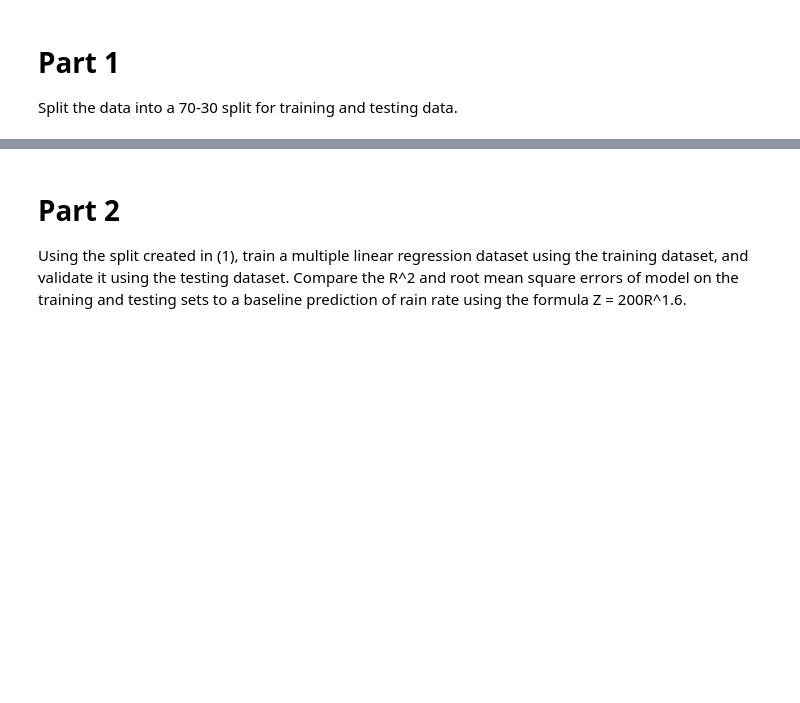
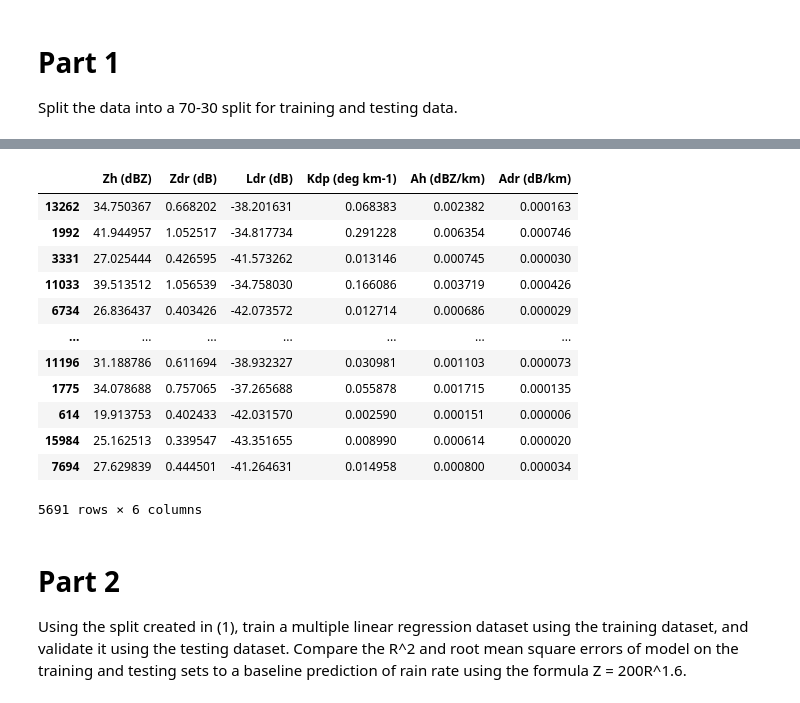
Before and after one commit to atmsillinois/machine-learning-1-scmeghana, a Jupyter notebook: Assignment_5.ipynb, the cells around one changed output, grey strips where cells are left out. Saved outputs shown, nothing was run; the diff lists cells and outputs as text; code cells hidden in the pictures; blank space fills up the shorter version.

```diff
--- a/Assignment_5.ipynb
+++ b/Assignment_5.ipynb
@@ -26,3 +73,19 @@ x_train, x_test, y_train, y_test = train_test_split(x_data, y_data, test_size =
+# %%
+x_test
+# %% [output]
+|  | Zh (dBZ) | Zdr (dB) | Ldr (dB) | Kdp (deg km-1) | Ah (dBZ/km) | Adr (dB/km) |
+| 13262 | 34.750367 | 0.668202 | -38.201631 | 0.068383 | 0.002382 | 0.000163 |
+| 1992 | 41.944957 | 1.052517 | -34.817734 | 0.291228 | 0.006354 | 0.000746 |
+| 3331 | 27.025444 | 0.426595 | -41.573262 | 0.013146 | 0.000745 | 0.000030 |
+| 11033 | 39.513512 | 1.056539 | -34.758030 | 0.166086 | 0.003719 | 0.000426 |
+| 6734 | 26.836437 | 0.403426 | -42.073572 | 0.012714 | 0.000686 | 0.000029 |
+| ... | ... | ... | ... | ... | ... | ... |
+| 11196 | 31.188786 | 0.611694 | -38.932327 | 0.030981 | 0.001103 | 0.000073 |
+| 1775 | 34.078688 | 0.757065 | -37.265688 | 0.055878 | 0.001715 | 0.000135 |
+| 614 | 19.913753 | 0.402433 | -42.031570 | 0.002590 | 0.000151 | 0.000006 |
+| 15984 | 25.162513 | 0.339547 | -43.351655 | 0.008990 | 0.000614 | 0.000020 |
+| 7694 | 27.629839 | 0.444501 | -41.264631 | 0.014958 | 0.000800 | 0.000034 |
+5691 rows × 6 columns
 # %% [markdown]
 # Part 2
 
```
Also changed, not shown: parts of 3 cells of this notebook.
